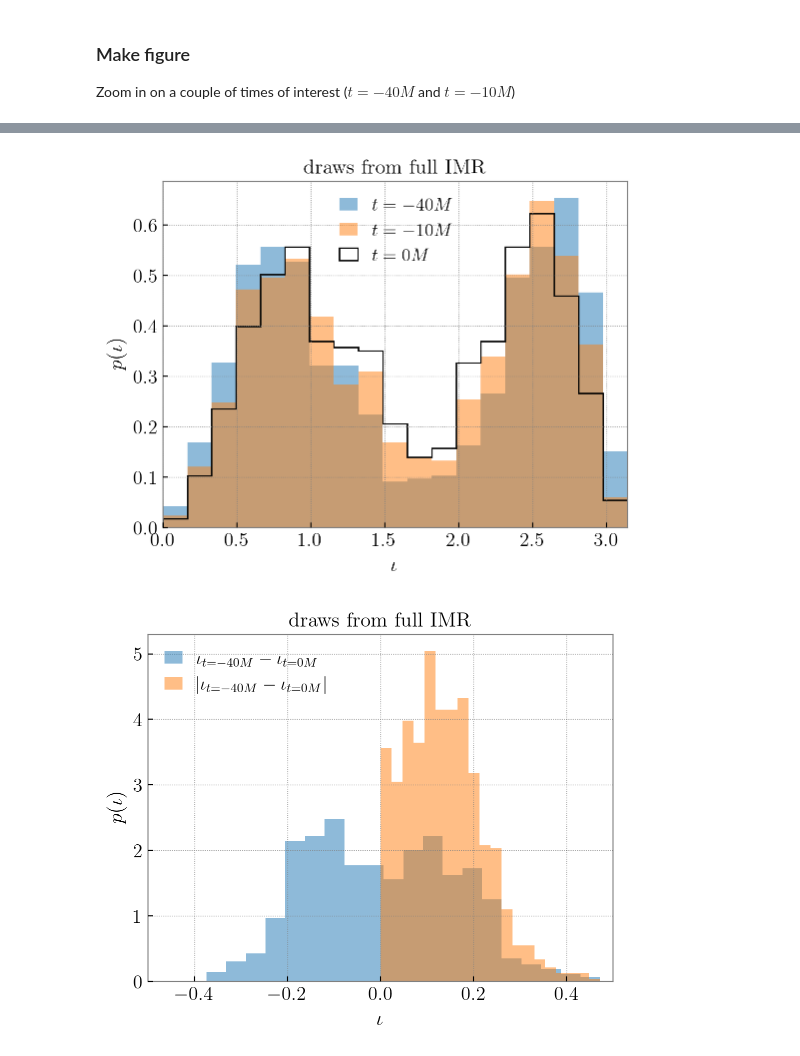
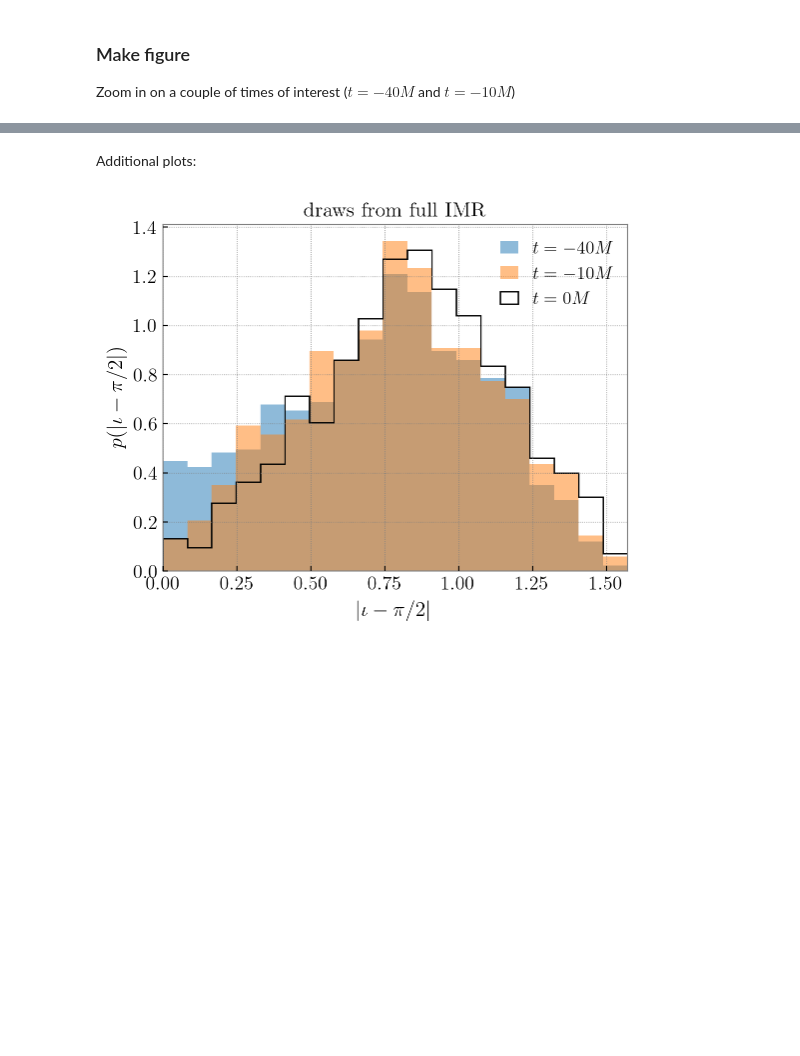
Before and after one commit to simonajmiller/gw190521-timedomain-release, a Jupyter notebook: figures/figure_04.ipynb, the cells around one changed output, grey strips where cells are left out. Cells and saved outputs as stored; diff of their text form; code cells hidden in the pictures; blank space fills up the shorter version.

```diff
--- a/figures/figure_04.ipynb
+++ b/figures/figure_04.ipynb
@@ -144,53 +102,26 @@ plt.show()
+# %% [markdown]
+Additional plots:
 # %%
 # iota at different times
-iota_vs_time = np.asarray(angles_vs_time_dict['full']['incl_vs_time'])
+iota_vs_time = np.asarray(angles_vs_time_dict['full']['incl'])
 time = np.asarray(angles_vs_time_dict['full']['time_M'])
 
 iota_m40_posterior = iota_vs_time[:,np.argmin(np.abs(time[0,:]+40))]
 iota_m10_posterior = iota_vs_time[:,np.argmin(np.abs(time[0,:]+10))]
 iota_0_posterior = iota_vs_time[:,np.argmin(np.abs(time[0,:]))]
 
-iota_bins = np.linspace(0, np.pi, 20)
+iota_bins = np.linspace(0, np.pi/2, 20)
 kws = dict(bins=iota_bins, density=True)
 
 plt.figure()
-plt.hist(iota_m40_posterior, **kws, alpha=0.5, label='$t=-40M$')
-plt.hist(iota_m10_posterior, **kws, alpha=0.5, label='$t=-10M$')
-plt.hist(iota_0_posterior, **kws, color='k',  histtype='step', label='$t=0M$')
-plt.xlim(0, np.pi)
+plt.hist(np.abs(iota_m40_posterior-np.pi/2), **kws, alpha=0.5, label='$t=-40M$')
+plt.hist(np.abs(iota_m10_posterior-np.pi/2), **kws, alpha=0.5, label='$t=-10M$')
+plt.hist(np.abs(iota_0_posterior-np.pi/2), **kws, color='k',  histtype='step', label='$t=0M$')
+plt.xlim(iota_bins[0], iota_bins[-1])
 plt.legend(fontsize=13)
-plt.xlabel(r'$\iota$', fontsize=15)
-plt.ylabel(r'$p(\iota)$', fontsize=15)
+plt.xlabel(r'$|\iota - \pi/2|$', fontsize=15)
+plt.ylabel(r'$p(|\iota - \pi/2|)$', fontsize=15)
 plt.title('draws from full IMR', fontsize=15)
 plt.show()
-
-
-plt.figure()
-plt.hist(iota_m40_posterior - iota_0_posterior,
-         label='$ \iota_{t=-40M} - \iota_{t=0M}$', bins=20, alpha=0.5, density=True)
-plt.hist(np.abs(iota_m40_posterior - iota_0_posterior),
-         label='$| \iota_{t=-40M} - \iota_{t=0M} |$', bins=20, alpha=0.5, density=True)
-plt.xlim(-0.5, 0.5)
-plt.legend(fontsize=13)
-plt.xlabel(r'$\iota$', fontsize=15)
-plt.ylabel(r'$p(\iota)$', fontsize=15)
-plt.title('draws from full IMR', fontsize=15)
-plt.show()
-
-plt.figure()
-plt.scatter(iota_m40_posterior, iota_0_posterior, s=10)
-plt.xlabel(r'$\iota_{t=-40M}$', fontsize=15)
-plt.ylabel(r'$\iota_{t=0M}$', fontsize=15)
-plt.title('draws from full IMR', fontsize=15)
-plt.show()
-
-
-plt.figure()
-plt.scatter(iota_m40_posterior-iota_0_posterior, iota_0_posterior, s=10)
-plt.xlabel(r'$\iota_{t=-40M} - \iota_{t=0M}$', fontsize=15)
-plt.ylabel(r'$\iota_{t=0M}$', fontsize=15)
-plt.title('draws from full IMR', fontsize=15)
-plt.show()
 # %% [output]
-[figure, old version]
+[figure, new version]
-[figure, removed]
```
Also changed, not shown: parts of 8 cells of this notebook, 4 other files.
